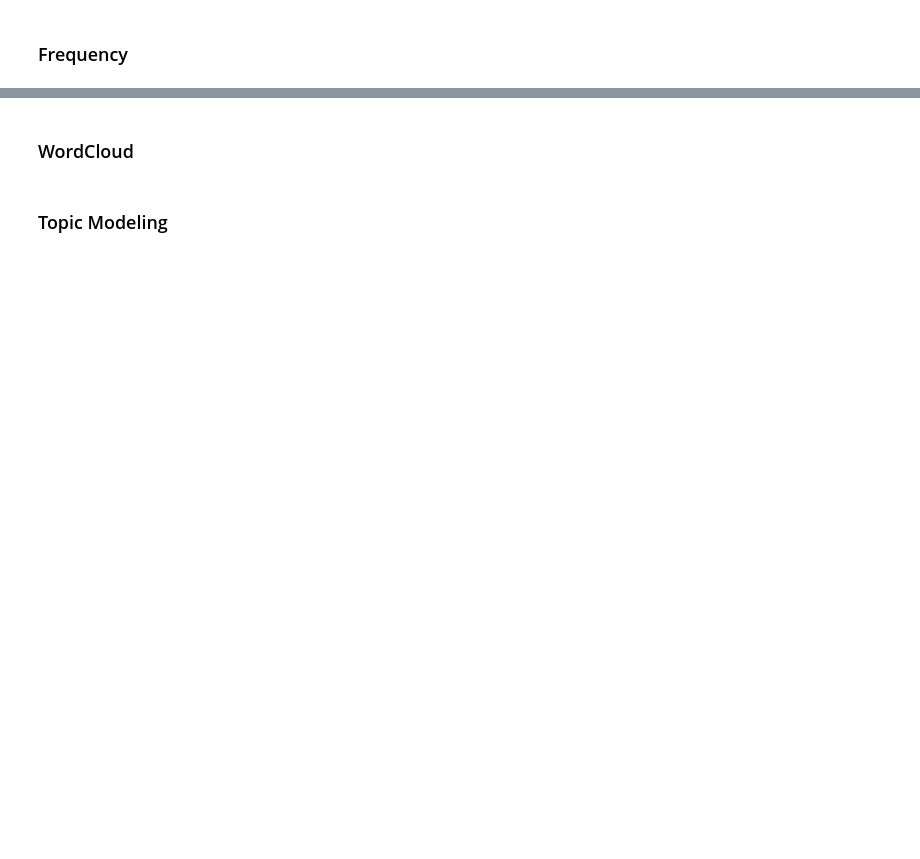
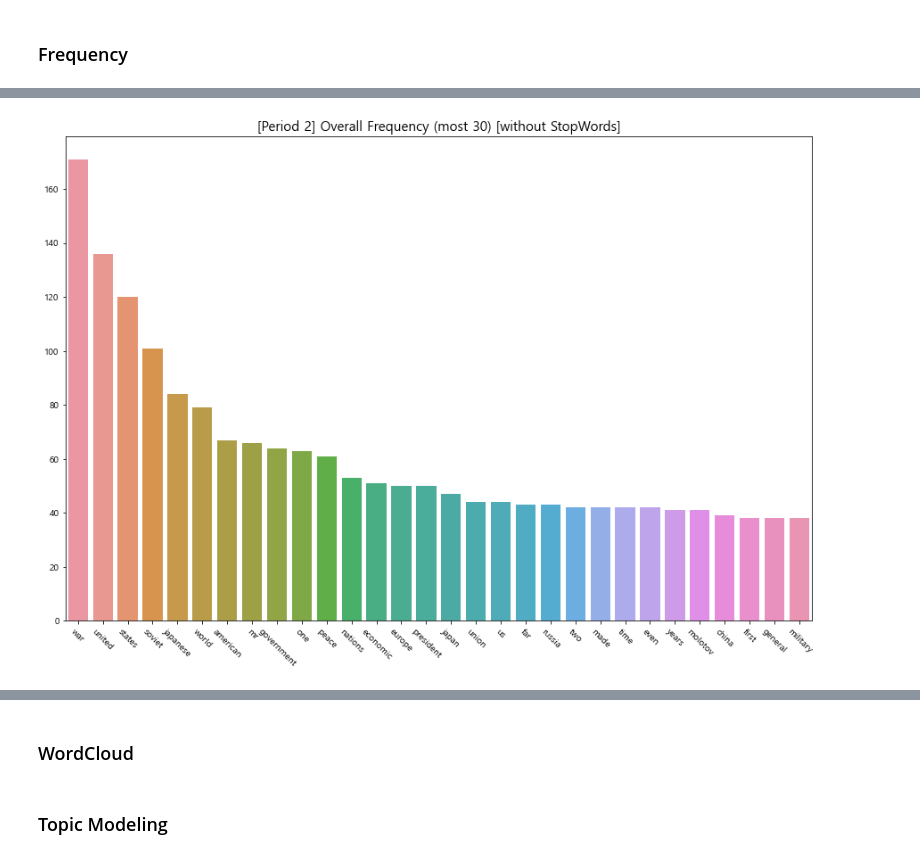
Before and after one commit to MartinusChoi/Text-Mining-Project, a Jupyter notebook: 3-Period-ST-Analysis.ipynb, the cells around one changed output, grey strips where cells are left out. Cells and saved outputs as stored; diff of their text form; code cells hidden in the pictures; blank space fills up the shorter version.

```diff
--- a/3-Period-ST-Analysis.ipynb
+++ b/3-Period-ST-Analysis.ipynb
@@ -117,0 +128,4 @@ def tagging(tokenized):
+# %%
+plotOverallFrequency(wo_merged_2, filepath=RESULT_2, wo=True, period=2)
+# %% [output]
+[figure, added]
```
Also changed, not shown: parts of 23 cells of this notebook, 56 other files.
